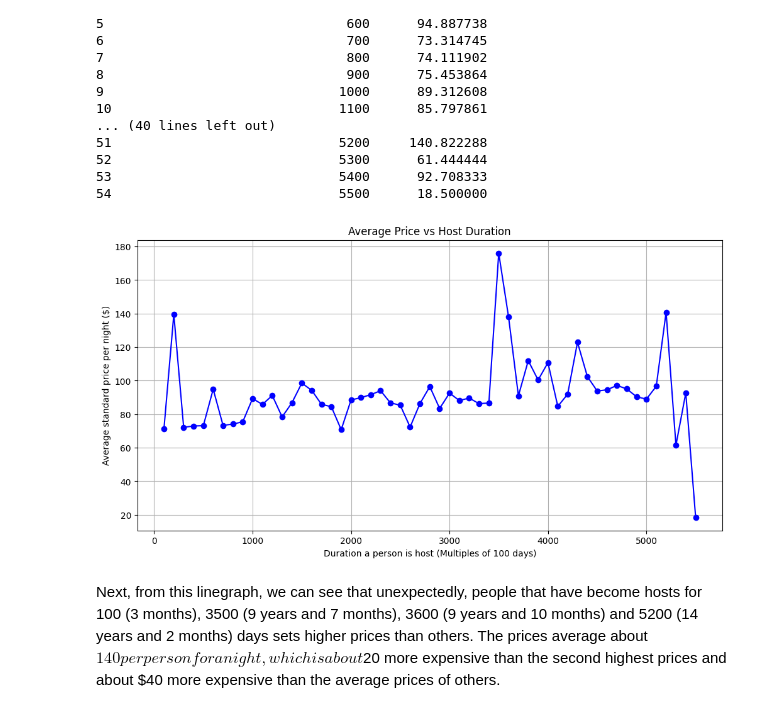
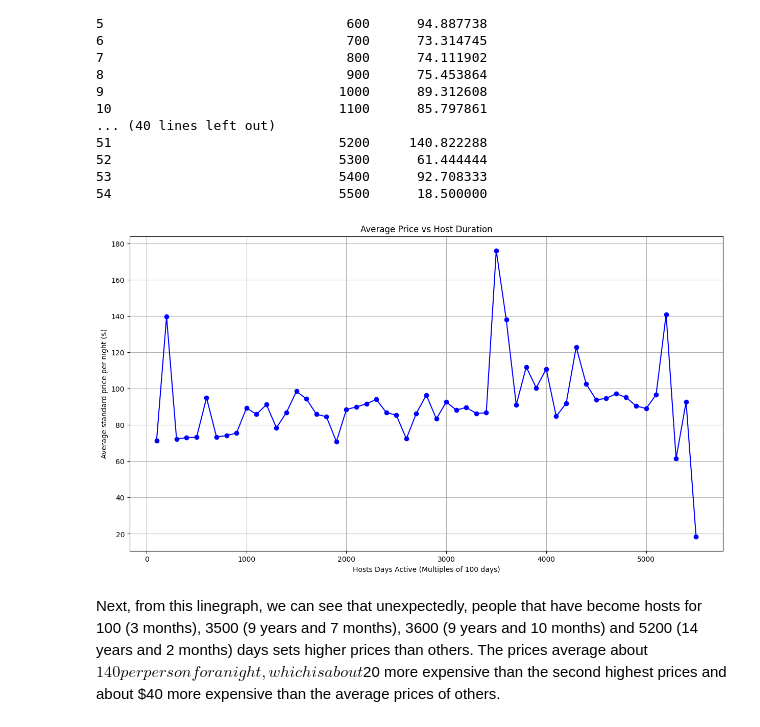
Before and after one commit to karenstevani/data_project, a Jupyter notebook: finaldataproject.ipynb, the cells around one changed output. Drawn from its saved outputs; the diff is of its cells as text; code cells hidden in the pictures.

Commit message:
line graph of rating and host active days

```diff
--- a/finaldataproject.ipynb
+++ b/finaldataproject.ipynb
@@ -354,23 +362,23 @@ print(average_price_by_duration)
 53                             5400      92.708333
 54                             5500      18.500000
 # %%
-plt.figure(figsize=(12, 6))
+plt.figure(figsize=(15, 8))
 
 plt.plot(
     average_price_by_duration['Duration (Days Multiple of 100)'],
     average_price_by_duration['Average Price'],
     marker='o',
     linestyle='-',
     color='b'
 )
 
-plt.xlabel('Duration a person is host (Multiples of 100 days)')
+plt.xlabel('Hosts Days Active (Multiples of 100 days)')
 plt.ylabel('Average standard price per night ($)')
 plt.title('Average Price vs Host Duration')
 plt.grid(True)
 plt.show()
 # %% [output]
-[figure, old version]
+[figure, new version]
 # %% [markdown]
 Next, from this linegraph, we can see that unexpectedly, people that have become hosts for 100 (3 months), 3500 (9 years and 7 months), 3600 (9 years and 10 months) and 5200 (14 years and 2 months) days sets higher prices than others. The prices average about $140 per person for a night, which is about $20 more expensive than the second highest prices and about $40 more expensive than the average prices of others.
 # %% [markdown]
```
Also changed, not shown: parts of 12 cells of this notebook.
